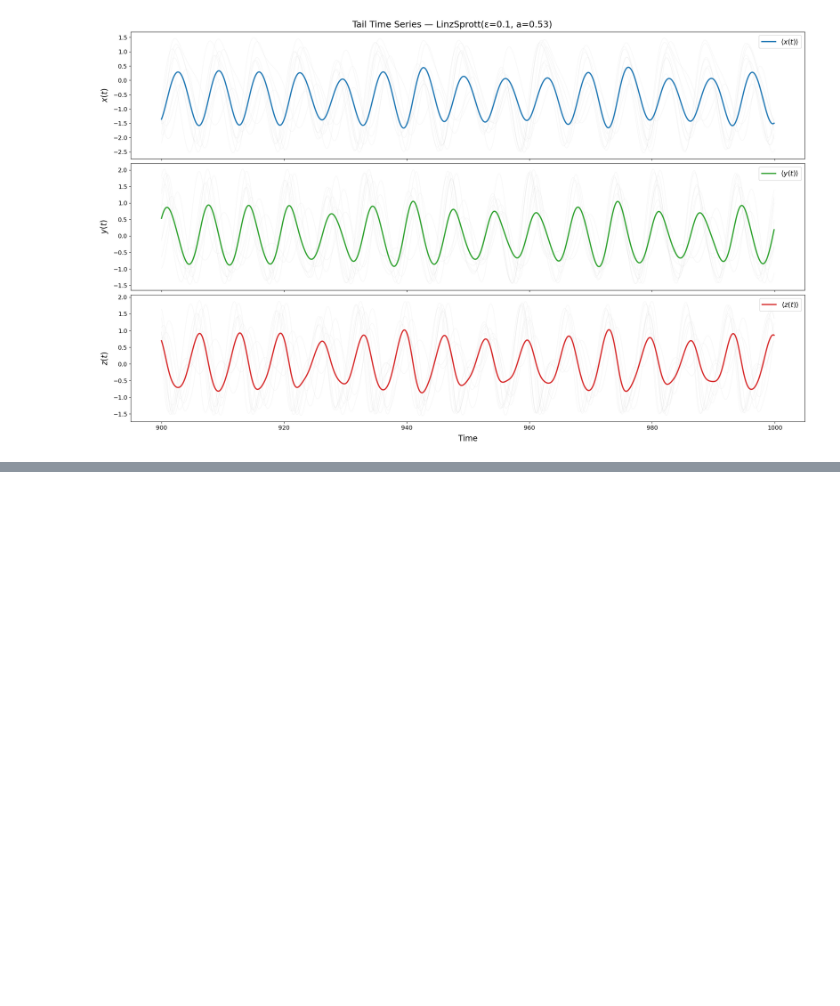
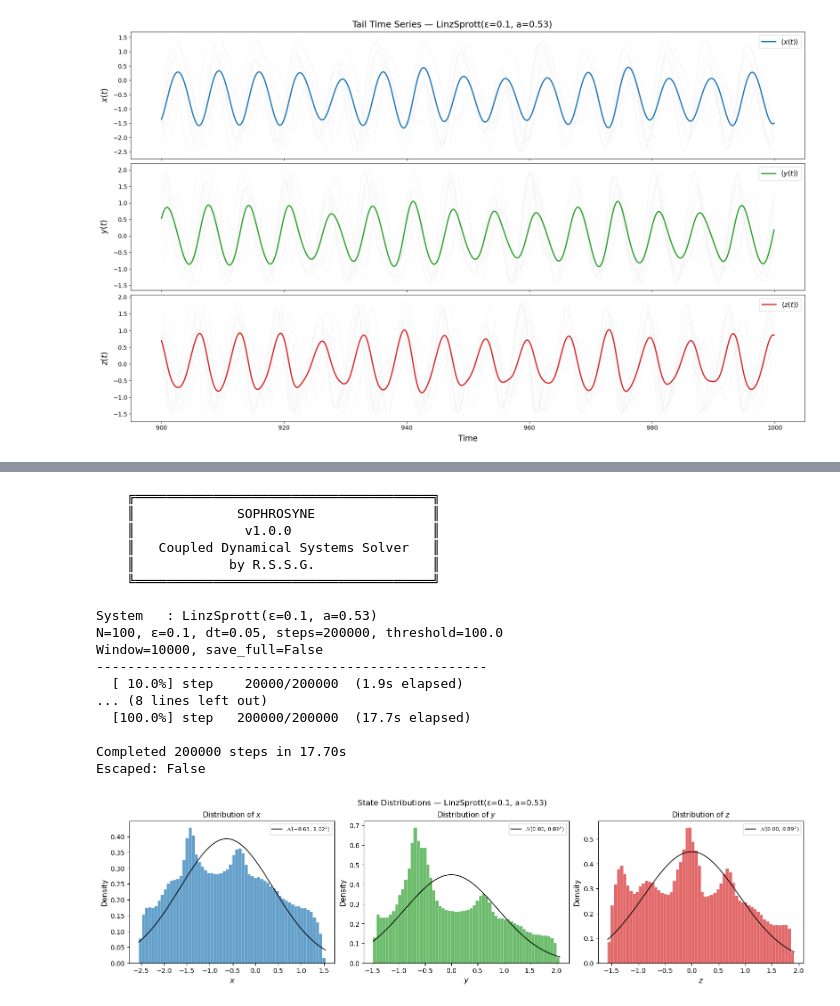
Before and after one commit to DaNameless/sophrosyne, a Jupyter notebook: code/notebooks/linz.ipynb, the cells around one changed output, grey strips where cells are left out. Cells and saved outputs as stored; diff of their text form; code cells hidden in the pictures; blank space fills up the shorter version.

```diff
--- a/code/notebooks/linz.ipynb
+++ b/code/notebooks/linz.ipynb
@@ -208,0 +243,34 @@ Escaped: False
+# %%
+from modules.sophrosyne import SimulationRunner, HistogramPlotter, LinzSprott
+
+runner = SimulationRunner(
+    system_cls=LinzSprott,
+    system_params={"a": 0.53},
+    N=100,
+    epsilon=0.1,
+    dt=0.05,
+    steps=200000,
+    window=10000,
+)
+result = runner.run()
+
+HistogramPlotter.plot(result, show=True)
+# %% [output]
+    ╔══════════════════════════════════════╗
+    ║             SOPHROSYNE               ║
+    ║              v1.0.0                  ║
+    ║   Coupled Dynamical Systems Solver   ║
+    ║            by R.S.S.G.               ║
+    ╚══════════════════════════════════════╝
+
+System   : LinzSprott(ε=0.1, a=0.53)
+N=100, ε=0.1, dt=0.05, steps=200000, threshold=100.0
+Window=10000, save_full=False
+--------------------------------------------------
+  [ 10.0%] step    20000/200000  (1.9s elapsed)
+... (8 lines left out)
+  [100.0%] step   200000/200000  (17.7s elapsed)
+
+Completed 200000 steps in 17.70s
+Escaped: False
+[figure, added]
```
Also changed, not shown: parts of 9 cells of this notebook, 5 other files.
